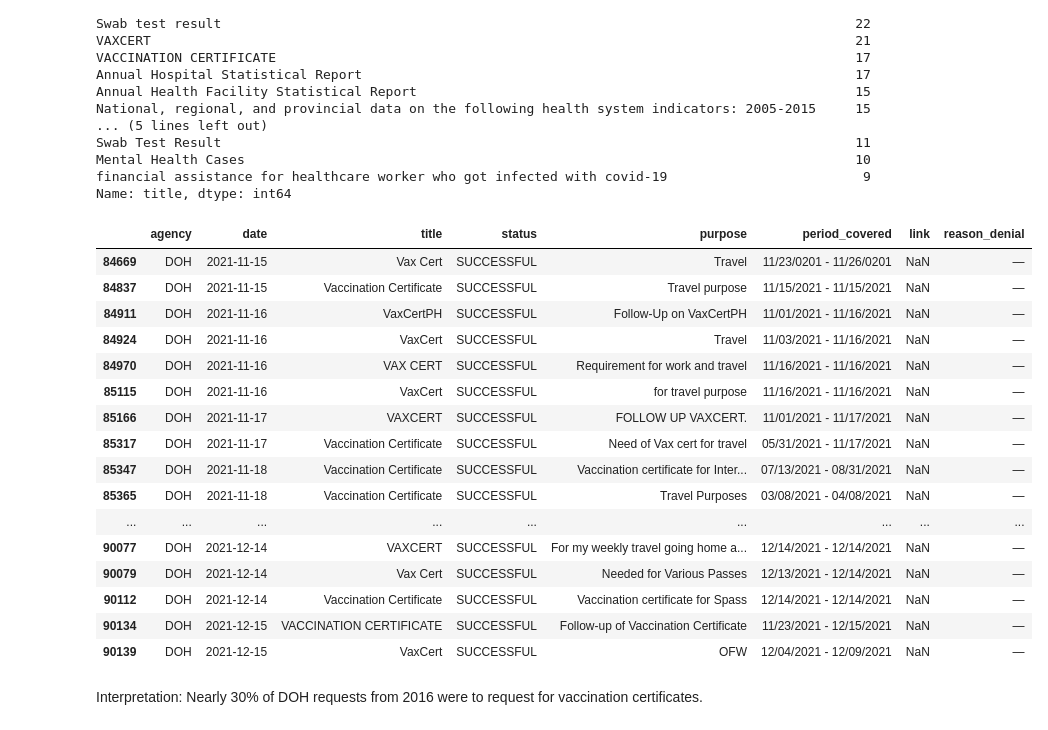
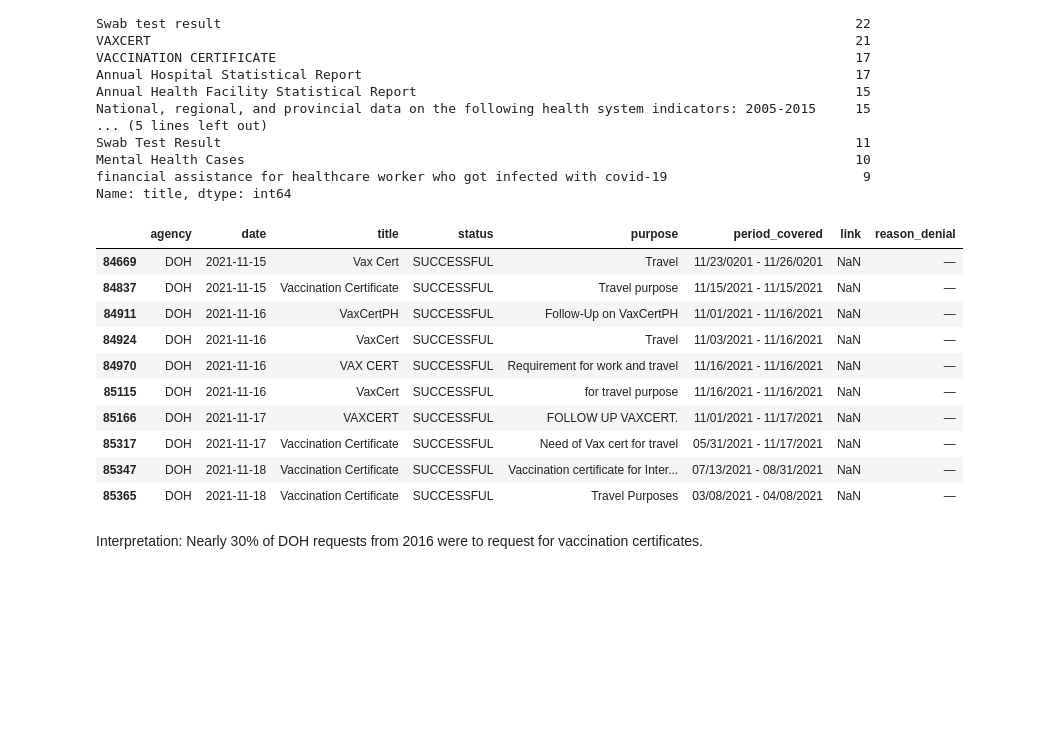
Before and after one commit to pmagtulis/foi-analysis, a Jupyter notebook: foi-analysis.ipynb, the cells around one changed output. Cells and saved outputs as stored; diff of their text form; code cells hidden in the pictures; blank space fills up the shorter version.

```diff
--- a/foi-analysis.ipynb
+++ b/foi-analysis.ipynb
@@ -69,0 +72,3 @@ dtype: object
+# %%
+df = df.drop(["Unnamed: 0"], axis=1)
+df
@@ -185,26 +204,20 @@ financial assistance for healthcare worker who got infected with covid-19
 Name: title, dtype: int64
 # %%
 vax = ["Vaccination Certificate", "Vaxcert", "VaxCert", "Vaccination certificate", "Vax Cert", "VAXCERT", "VAX CERT", "Vax Certificate", "Vax certificate", "VACCINATION CERTIFICATE", "Vax cert", "VaxCertPH", "Vax Cert PH", "vax cert", "Vax cert request", "Vax Cert Request", "Vaccination Card", "Vax card", "vaccination card", "Vaccine certificate", "vaccine certificate"]
-df_vax = df_final[df_final['title'].isin(vax)]
-df_vax
+df_vax = df[df['title'].isin(vax)]
+df_vax.head(10)
 # %% [output]
 |  | agency | date | title | status | purpose | period_covered | link | reason_denial |
 | 84669 | DOH | 2021-11-15 | Vax Cert | SUCCESSFUL | Travel | 11/23/0201 - 11/26/0201 | NaN | — |
 | 84837 | DOH | 2021-11-15 | Vaccination Certificate | SUCCESSFUL | Travel purpose | 11/15/2021 - 11/15/2021 | NaN | — |
 | 84911 | DOH | 2021-11-16 | VaxCertPH | SUCCESSFUL | Follow-Up on VaxCertPH | 11/01/2021 - 11/16/2021 | NaN | — |
 | 84924 | DOH | 2021-11-16 | VaxCert | SUCCESSFUL | Travel | 11/03/2021 - 11/16/2021 | NaN | — |
 | 84970 | DOH | 2021-11-16 | VAX CERT | SUCCESSFUL | Requirement for work and travel | 11/16/2021 - 11/16/2021 | NaN | — |
 | 85115 | DOH | 2021-11-16 | VaxCert | SUCCESSFUL | for travel purpose | 11/16/2021 - 11/16/2021 | NaN | — |
 | 85166 | DOH | 2021-11-17 | VAXCERT | SUCCESSFUL | FOLLOW UP VAXCERT. | 11/01/2021 - 11/17/2021 | NaN | — |
 | 85317 | DOH | 2021-11-17 | Vaccination Certificate | SUCCESSFUL | Need of Vax cert for travel | 05/31/2021 - 11/17/2021 | NaN | — |
 | 85347 | DOH | 2021-11-18 | Vaccination Certificate | SUCCESSFUL | Vaccination certificate for Inter... | 07/13/2021 - 08/31/2021 | NaN | — |
 | 85365 | DOH | 2021-11-18 | Vaccination Certificate | SUCCESSFUL | Travel Purposes | 03/08/2021 - 04/08/2021 | NaN | — |
-| ... | ... | ... | ... | ... | ... | ... | ... | ... |
-| 90077 | DOH | 2021-12-14 | VAXCERT | SUCCESSFUL | For my weekly travel going home a... | 12/14/2021 - 12/14/2021 | NaN | — |
-| 90079 | DOH | 2021-12-14 | Vax Cert | SUCCESSFUL | Needed for Various Passes | 12/13/2021 - 12/14/2021 | NaN | — |
-| 90112 | DOH | 2021-12-14 | Vaccination Certificate | SUCCESSFUL | Vaccination certificate for Spass | 12/14/2021 - 12/14/2021 | NaN | — |
-| 90134 | DOH | 2021-12-15 | VACCINATION CERTIFICATE | SUCCESSFUL | Follow-up of Vaccination Certificate | 11/23/2021 - 12/15/2021 | NaN | — |
-| 90139 | DOH | 2021-12-15 | VaxCert | SUCCESSFUL | OFW | 12/04/2021 - 12/09/2021 | NaN | — |
 # %% [markdown]
 Interpretation: Nearly 30% of DOH requests from 2016 were to request for vaccination certificates.
 # %% [markdown]
```
Also changed, not shown: parts of 23 cells of this notebook.
